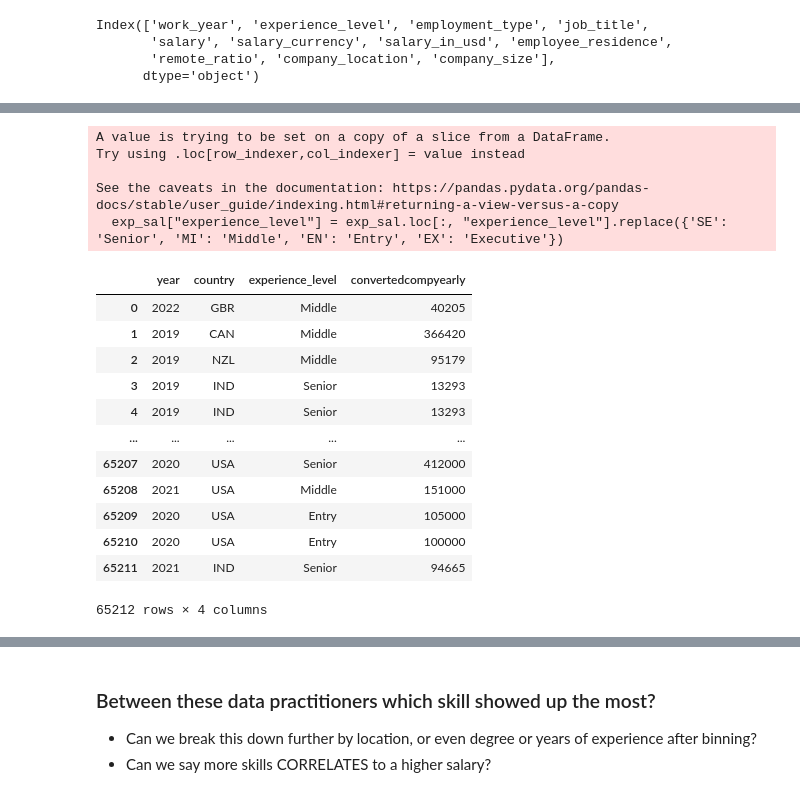
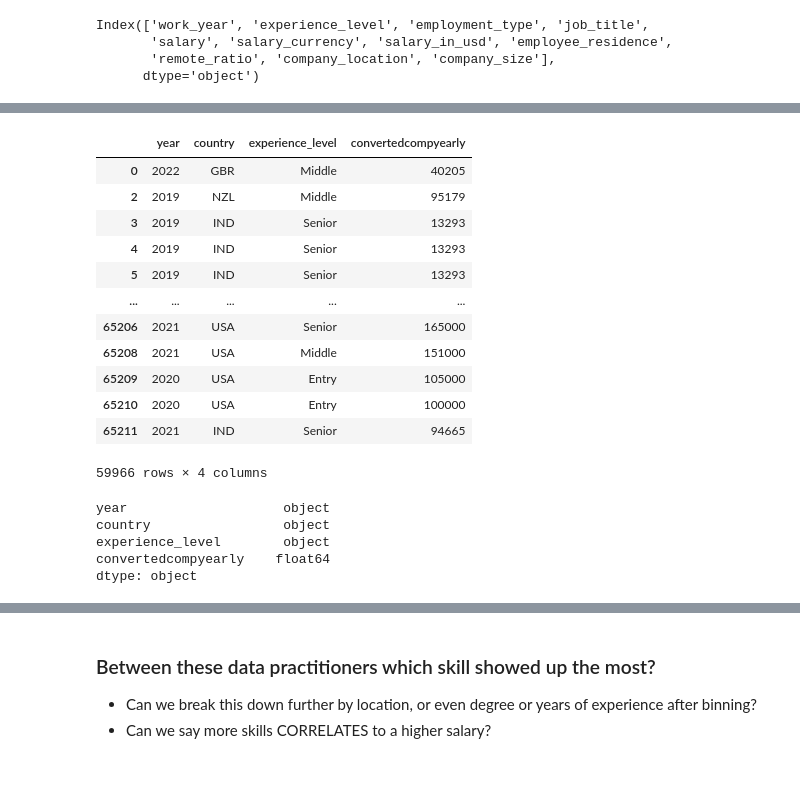
Before and after one commit to lmg1404/data_professionals_analysis, a Jupyter notebook: analysis.ipynb, the cells around one changed output, grey strips where cells are left out. Saved outputs shown, nothing was run; the diff lists cells and outputs as text; code cells hidden in the pictures.

```diff
--- a/analysis.ipynb
+++ b/analysis.ipynb
@@ -716,31 +715,38 @@ s_o["experience_level"] = pd.cut(
 # %%
 exp_so = s_o[["year", "country", "experience_level", "convertedcompyearly"]]
 exp_sal = salaries[["work_year", "employee_residence", "experience_level", "salary_in_usd"]]
 
 exp_so.loc[:, "year"] = exp_so.loc[:, "year"].astype('int64')
 exp_sal.loc[:, "salary_in_usd"] = exp_sal.loc[:, "salary_in_usd"].astype("float64")
 exp_sal["experience_level"] = exp_sal.loc[:, "experience_level"].replace({'SE': 'Senior', 'MI': 'Middle', 'EN': 'Entry', 'EX': 'Executive'})
 
 exp_sal.columns = exp_so.columns
 
 experience = pd.concat([exp_so, exp_sal], ignore_index=True)
+
+IQR = experience["convertedcompyearly"].quantile(0.75) - experience["convertedcompyearly"].quantile(0.25)
+q3 = experience["convertedcompyearly"].quantile(0.75)
+experience = experience[experience['convertedcompyearly'] < q3 + IQR]
 experience
 # %% [output]
+|  | year | country | experience_level | convertedcompyearly |
+| 0 | 2022 | GBR | Middle | 40205 |
+| 2 | 2019 | NZL | Middle | 95179 |
+| 3 | 2019 | IND | Senior | 13293 |
+| 4 | 2019 | IND | Senior | 13293 |
+| 5 | 2019 | IND | Senior | 13293 |
+| ... | ... | ... | ... | ... |
+| 65206 | 2021 | USA | Senior | 165000 |
+| 65208 | 2021 | USA | Middle | 151000 |
+| 65209 | 2020 | USA | Entry | 105000 |
+| 65210 | 2020 | USA | Entry | 100000 |
+| 65211 | 2021 | IND | Senior | 94665 |
-A value is trying to be set on a copy of a slice from a DataFrame.
-Try using .loc[row_indexer,col_indexer] = value instead
-
-See the caveats in the documentation: https://pandas.pydata.org/pandas-docs/stable/user_guide/indexing.html#returning-a-view-versus-a-copy
-  exp_sal["experience_level"] = exp_sal.loc[:, "experience_level"].replace({'SE': 'Senior', 'MI': 'Middle', 'EN': 'Entry', 'EX': 'Executive'})
+59966 rows × 4 columns
-|  | year | country | experience_level | convertedcompyearly |
-| 0 | 2022 | GBR | Middle | 40205 |
-| 1 | 2019 | CAN | Middle | 366420 |
-| 2 | 2019 | NZL | Middle | 95179 |
-| 3 | 2019 | IND | Senior | 13293 |
-| 4 | 2019 | IND | Senior | 13293 |
-| ... | ... | ... | ... | ... |
-| 65207 | 2020 | USA | Senior | 412000 |
-| 65208 | 2021 | USA | Middle | 151000 |
-| 65209 | 2020 | USA | Entry | 105000 |
-| 65210 | 2020 | USA | Entry | 100000 |
-| 65211 | 2021 | IND | Senior | 94665 |
-65212 rows × 4 columns
+# %%
+experience.dtypes
+# %% [output]
+year                    object
+country                 object
+experience_level        object
+convertedcompyearly    float64
+dtype: object
```
Also changed, not shown: parts of 14 cells of this notebook, 1 other file.
